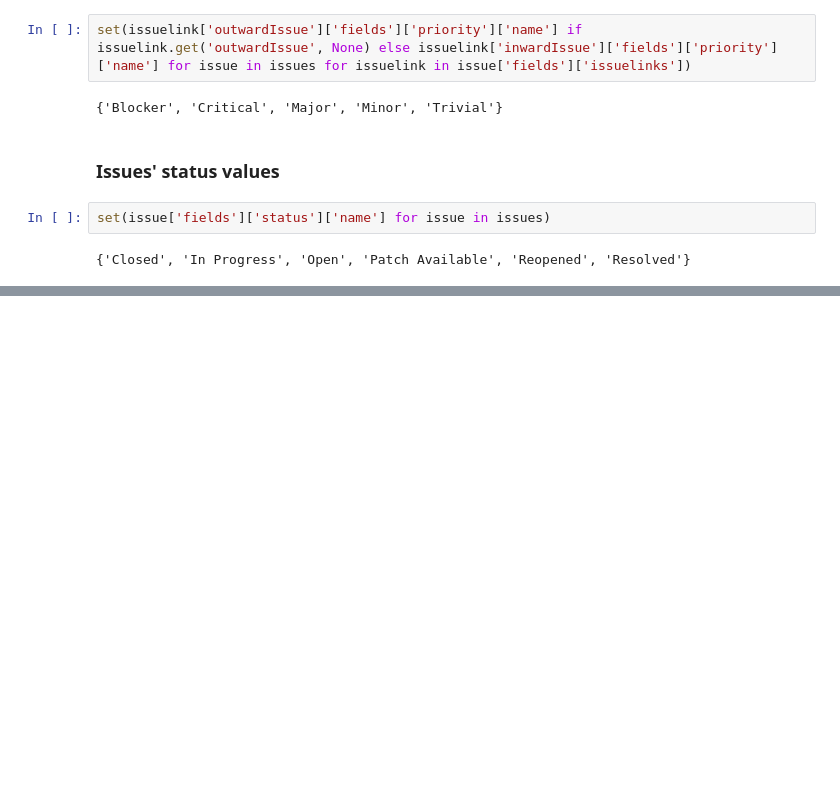
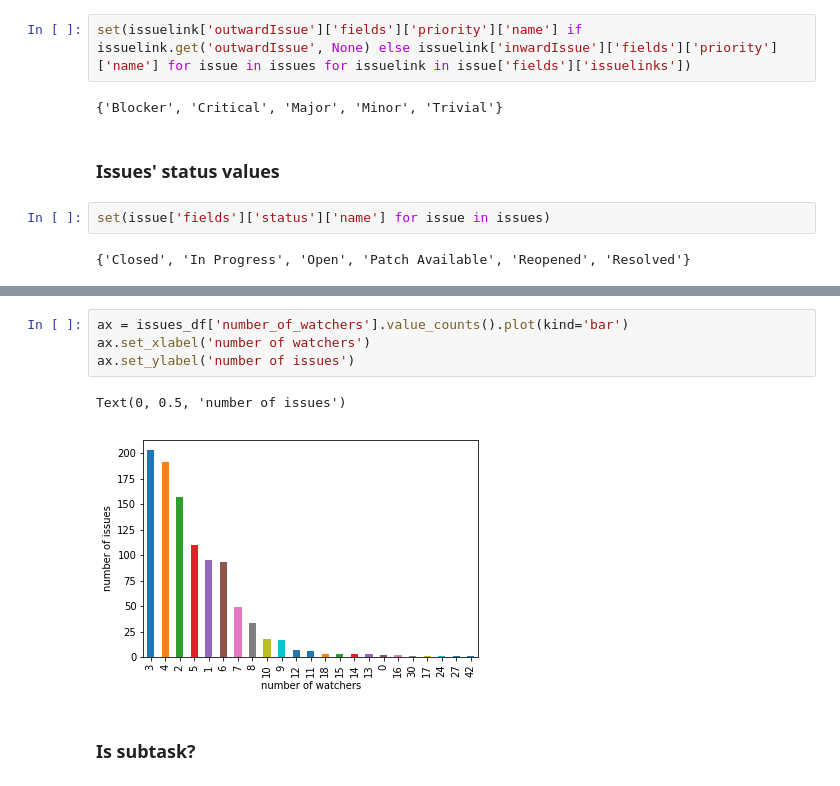
Before and after one commit to nkanak/advance-project-management-practice, a Jupyter notebook: jira_analysis.ipynb, the cells around one changed output, grey strips where cells are left out. Cells and saved outputs as stored; diff of their text form; blank space fills up the shorter version.

```diff
--- a/jira_analysis.ipynb
+++ b/jira_analysis.ipynb
@@ -189,0 +291,9 @@ set(issue['fields']['status']['name'] for issue in issues)
+# %%
+ax = issues_df['number_of_watchers'].value_counts().plot(kind='bar')
+ax.set_xlabel('number of watchers')
+ax.set_ylabel('number of issues')
+# %% [output]
+Text(0, 0.5, 'number of issues')
+[figure, added]
+# %% [markdown]
+### Is subtask?
```
Also changed, not shown: parts of 57 cells of this notebook, 2 other files.
